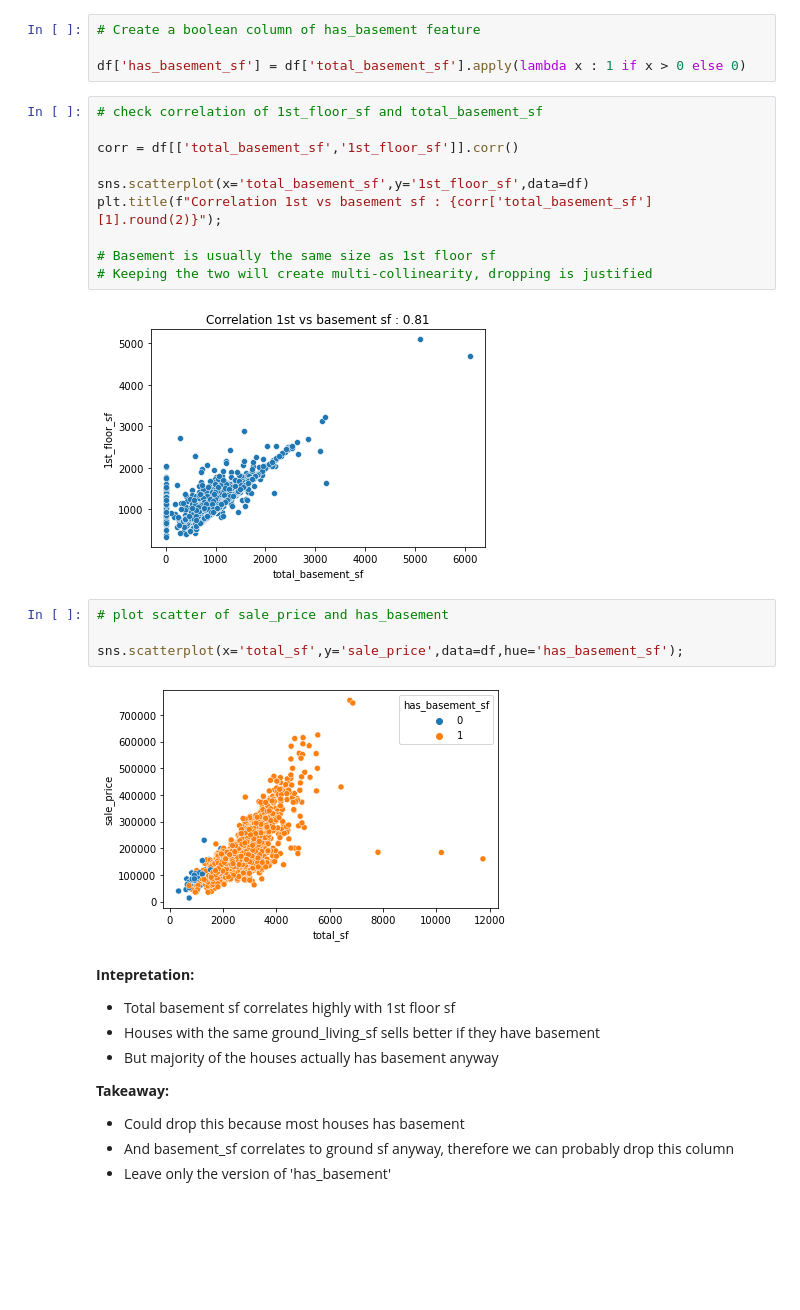
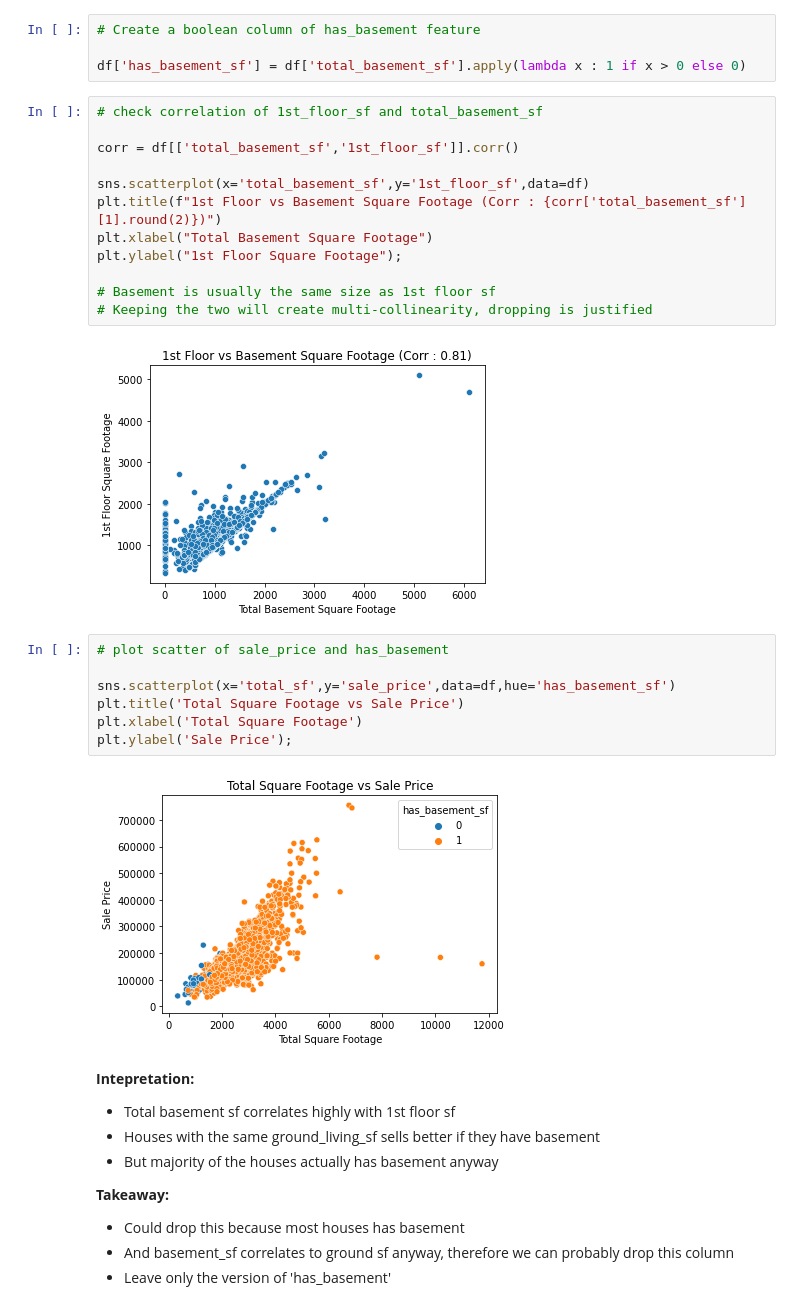
Before and after one commit to krisgch/dsi_project_ames, a Jupyter notebook: code/02_preprocessing.ipynb, the cells around one changed output. Cells and saved outputs as stored; diff of their text form; blank space fills up the shorter version.

```diff
--- a/code/02_preprocessing.ipynb
+++ b/code/02_preprocessing.ipynb
@@ -212,18 +226,23 @@ df['has_basement_sf'] = df['total_basement_sf'].apply(lambda x : 1 if x > 0 else
 corr = df[['total_basement_sf','1st_floor_sf']].corr()
 
 sns.scatterplot(x='total_basement_sf',y='1st_floor_sf',data=df)
-plt.title(f"Correlation 1st vs basement sf : {corr['total_basement_sf'][1].round(2)}");
+plt.title(f"1st Floor vs Basement Square Footage (Corr : {corr['total_basement_sf'][1].round(2)})")
+plt.xlabel("Total Basement Square Footage")
+plt.ylabel("1st Floor Square Footage");
 
 # Basement is usually the same size as 1st floor sf
 # Keeping the two will create multi-collinearity, dropping is justified
 # %% [output]
-[figure, old version]
+[figure, new version]
 # %%
 # plot scatter of sale_price and has_basement
 
-sns.scatterplot(x='total_sf',y='sale_price',data=df,hue='has_basement_sf');
+sns.scatterplot(x='total_sf',y='sale_price',data=df,hue='has_basement_sf')
+plt.title('Total Square Footage vs Sale Price')
+plt.xlabel('Total Square Footage')
+plt.ylabel('Sale Price');
 # %% [output]
-[figure, old version]
+[figure, new version]
 # %% [markdown]
 __Intepretation:__
 - Total basement sf correlates highly with 1st floor sf
```
Also changed, not shown: parts of 43 cells of this notebook, 9 other files.
